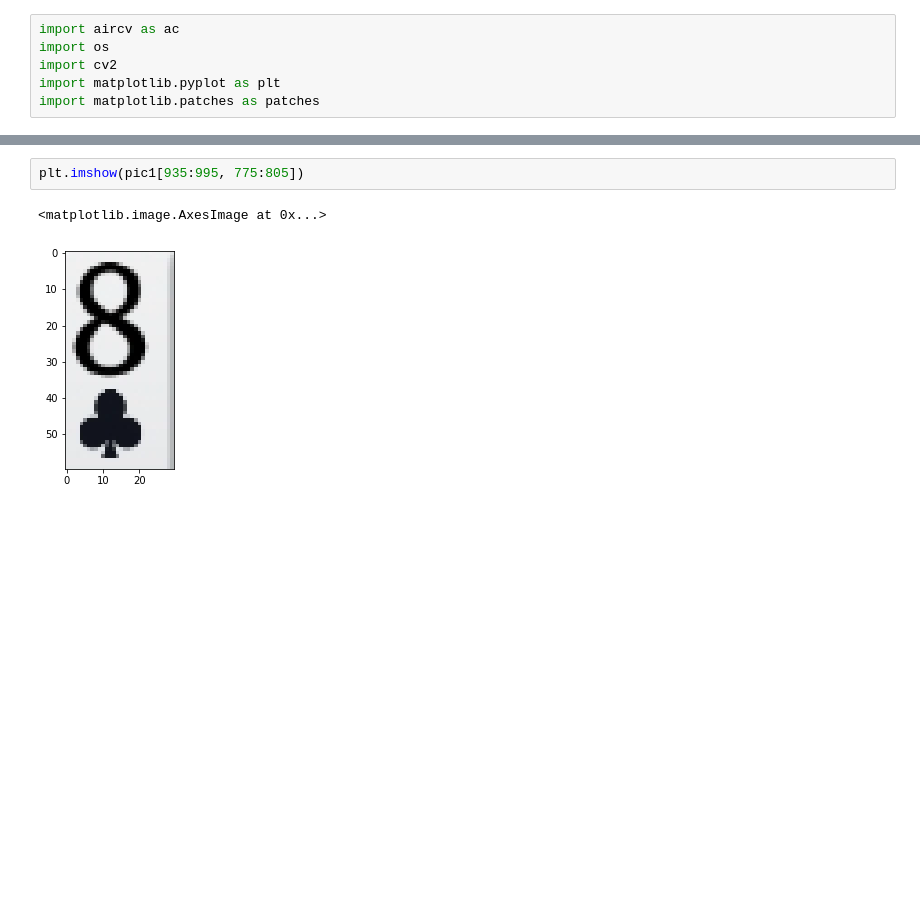
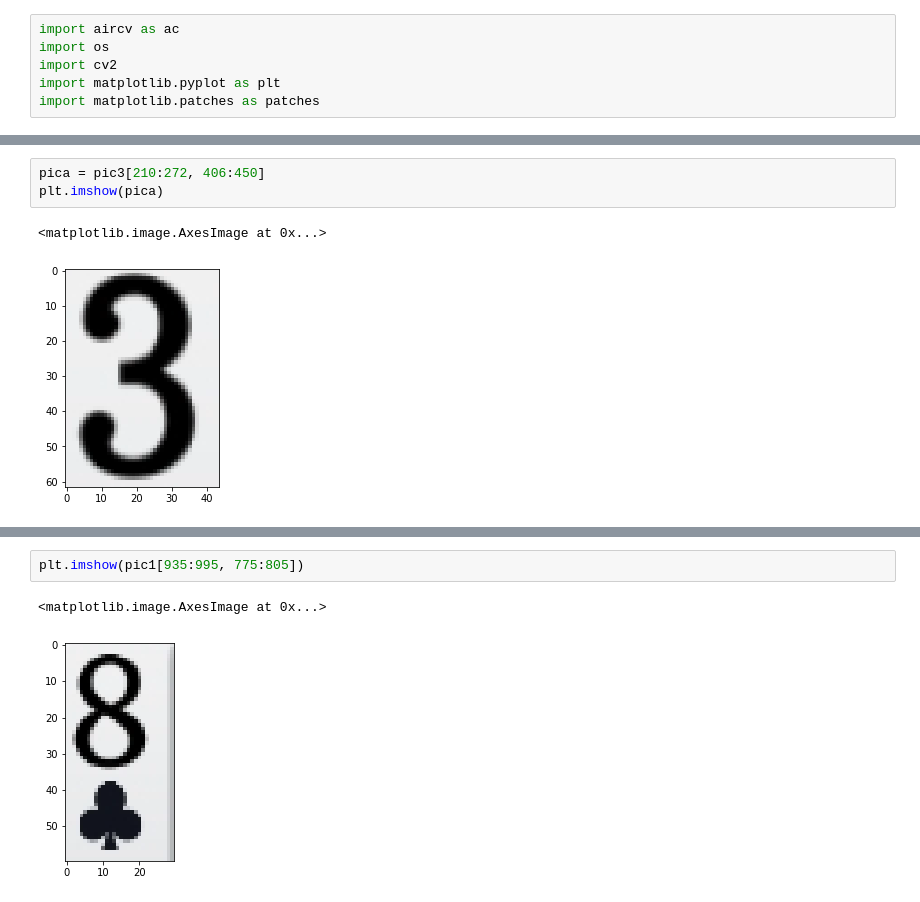
Before and after one commit to LuneZ99/aircv, a Jupyter notebook: test.ipynb, the cells around one changed output, grey strips where cells are left out. Saved outputs shown, nothing was run; the diff lists cells and outputs as text; blank space fills up the shorter version.

```diff
--- a/test.ipynb
+++ b/test.ipynb
@@ -32 +47,7 @@ plt.imshow(picq)
+# %%
+pica = pic3[210:272, 406:450]
+plt.imshow(pica)
+# %% [output]
+<matplotlib.image.AxesImage at 0x...>
+[figure, added]
 # %%
```
Also changed, not shown: parts of 27 cells of this notebook, 2 other files.
